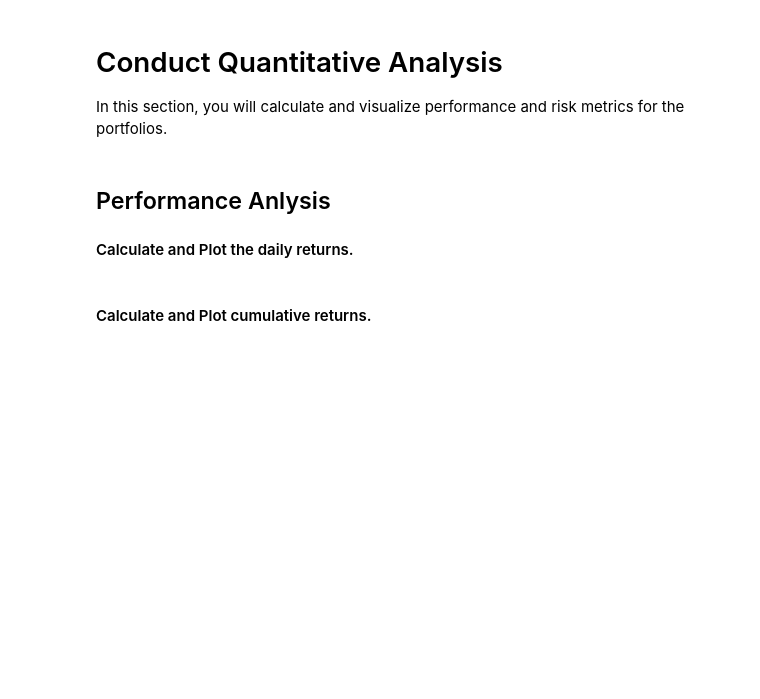
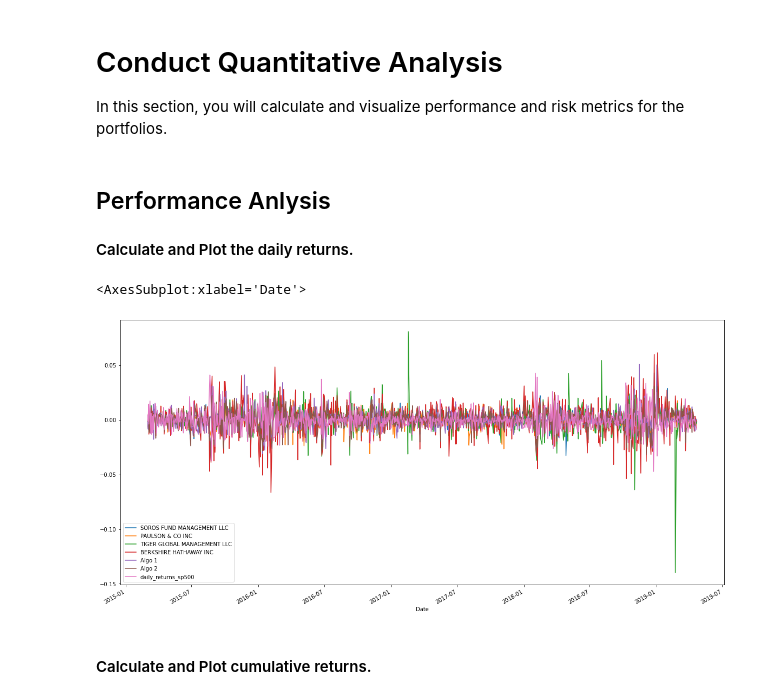
Before and after one commit to Row-Bell/Unit_4_Homework, a Jupyter notebook: whale_analysis.ipynb, the cells around one changed output. Drawn from its saved outputs; the diff is of its cells as text; code cells hidden in the pictures; blank space fills up the shorter version.

Commit message:
Working on graphs

```diff
--- a/whale_analysis.ipynb
+++ b/whale_analysis.ipynb
@@ -203,3 +202,22 @@ In this section, you will calculate and visualize performance and risk metrics f
+# %%
+# Plot daily returns of all portfolios
+#columns = ['SOROS FUND MANAGEMENT LLC', 'PAULSON & CO.INC.']
+
+#Whale Funds
+combined_returns['SOROS FUND MANAGEMENT LLC'].plot(figsize=(20,10),legend=True)
+combined_returns['PAULSON & CO INC'].plot(figsize=(20,10),legend=True)
+combined_returns['TIGER GLOBAL MANAGEMENT LLC'].plot(figsize=(20,10),legend=True)
+combined_returns['BERKSHIRE HATHAWAY INC'].plot(figsize=(20,10),legend=True)
+
+#Algorithmic Funds
+combined_returns['Algo 1'].plot(figsize=(20,10),legend=True)
+combined_returns['Algo 2'].plot(figsize=(20,10),legend=True)
+
+#S&P 500
+combined_returns['daily_returns_sp500'].plot(figsize=(20,10),legend=True)
+# %% [output]
+<AxesSubplot:xlabel='Date'>
+[figure, added]
 # %% [markdown]
 #### Calculate and Plot cumulative returns.
 # %%
```
Also changed, not shown: parts of 3 cells of this notebook, 1 other file.
